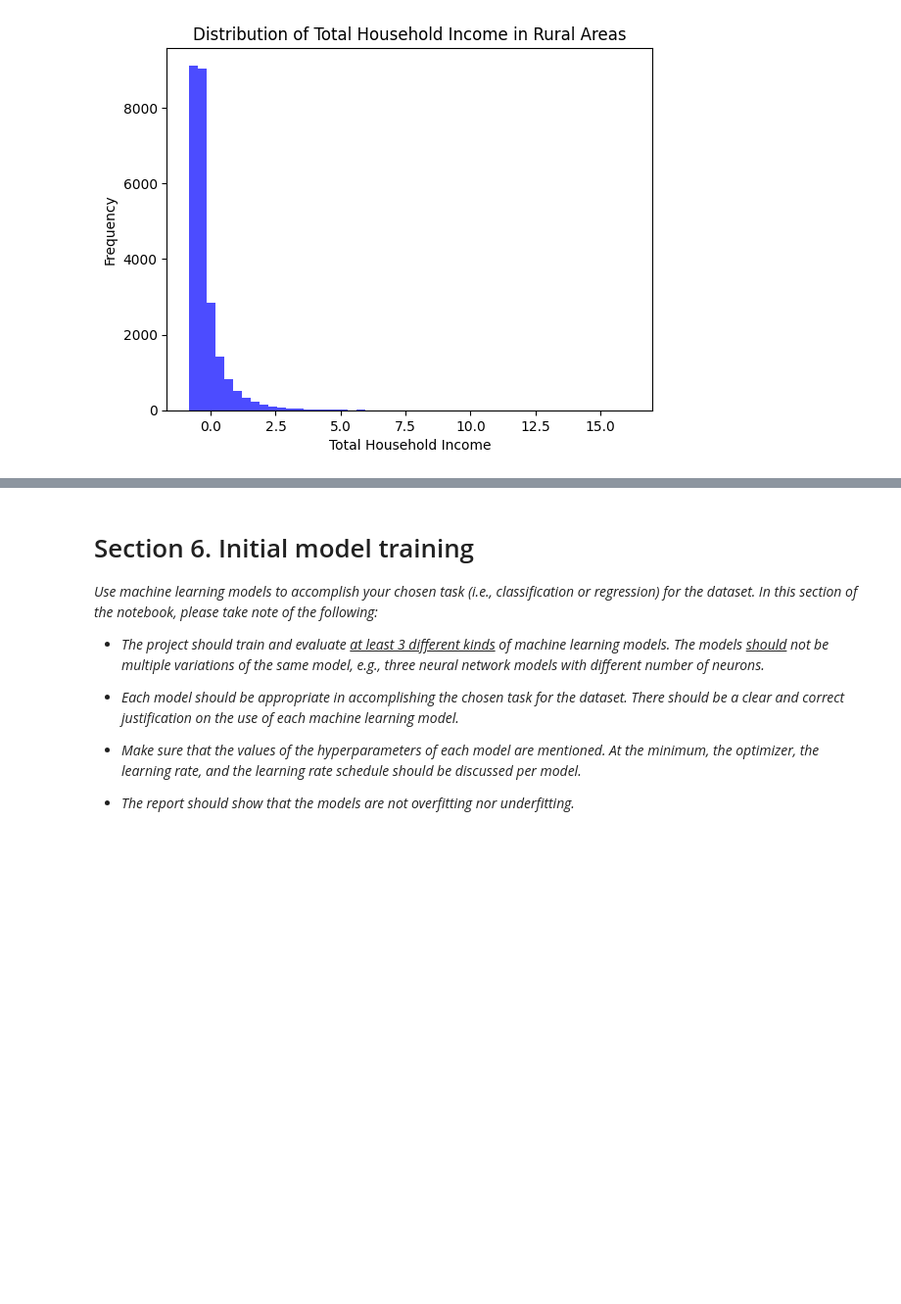
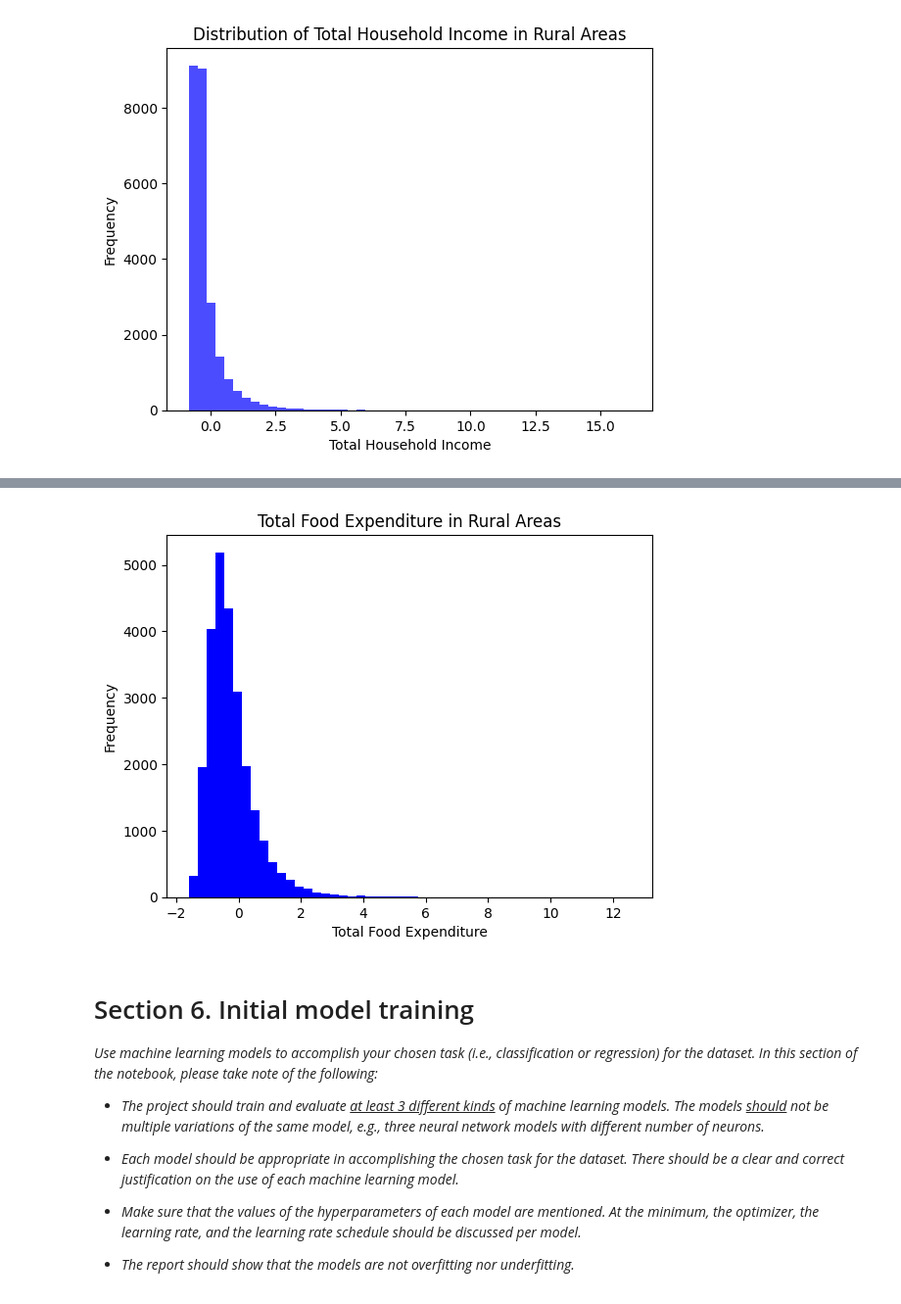
Before and after one commit to jjg-git/stintsyML, a Jupyter notebook: STINTSY project.ipynb, the cells around one changed output, grey strips where cells are left out. Shown: that part at 98% size. Saved outputs shown, nothing was run; the diff lists cells and outputs as text; code cells hidden in the pictures; blank space fills up the shorter version.

```diff
--- a/STINTSY project.ipynb
+++ b/STINTSY project.ipynb
@@ -703,3 +710,11 @@ plt.show()
+# %%
+plt.hist(df_rural['T_FOOD'], bins=50, color='blue')
+plt.xlabel('Total Food Expenditure')
+plt.ylabel('Frequency')
+plt.title('Total Food Expenditure in Rural Areas')
+plt.show()
+# %% [output]
+[figure, added]
 # %% [markdown]
 # Section 6. Initial model training
 *Use machine learning models to accomplish your chosen task (i.e., classification or regression)
```
Also changed, not shown: parts of 3 cells of this notebook.
